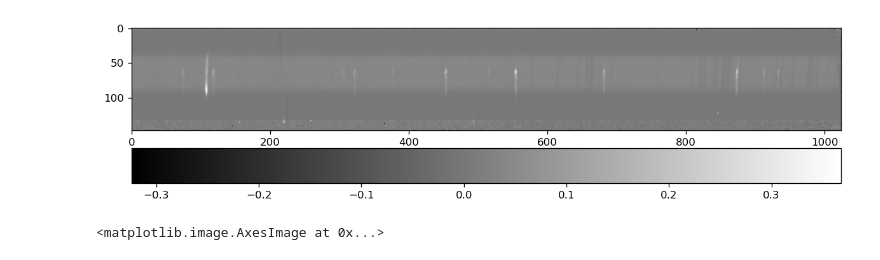
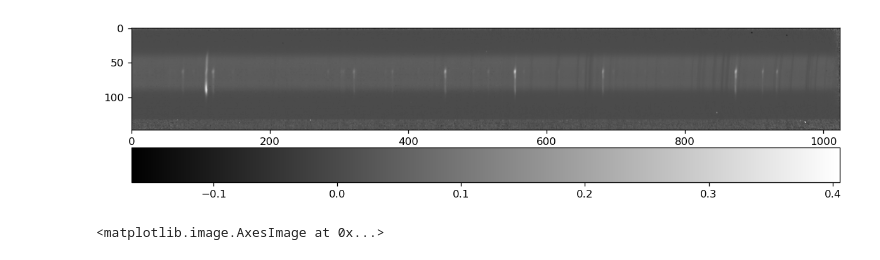
Before and after one commit to ruoyanwangdr/Dynamics-of-Jovian-Infrared-Auroral-Ionosphere-and-Thermosphere, a Jupyter notebook: h3p.ipynb, the cells around one changed output. Cells and saved outputs as stored; diff of their text form; code cells hidden in the pictures.

Commit message:
Scale sky frames for subtraction

```diff
--- a/h3p.ipynb
+++ b/h3p.ipynb
@@ -78,9 +78,21 @@ sky79 = nirspec7_data_array[79-22] # jun02s0079_order36.fits
 sky91 = nirspec7_data_array[91-22] # jun02s0091_order36.fits
 sky103 = nirspec7_data_array[103-22] # jun02s0103_order36.fits
 
+# scale the sky frame using the equation on page 9 of Stallard_et_al_2019
+def time_convert(hour, minute, second):
+    seconds = hour * 3600 + minute * 60 + second
+    return seconds
+
+t1 = time_convert(6, 23, 44.84) # observing time of sky frame 1
+t2 = time_convert(6, 43, 47.75) # observing time of sky frame 2
+td = time_convert(6, 25, 26.29) # observing time of object
+
+sky1 = sky60
+sky2 = sky72
+sky_total = sky1 * ((t2 - td) / (t2 - t1)) + sky2 * ((td - t1) / (t2 - t1))
 
 # remove sky background: (object - sky_frame)/(average_flat_field - average_flat_lamp_off)
-sky_subtracted = (nirspec7_data_array[61-22] - sky59) / (average_flat_field - average_flat_lamp_off)
+sky_subtracted = (nirspec7_data_array[61-22] - sky_total) / (average_flat_field - average_flat_lamp_off)
 pixel = np.linspace(0, np.size(sky_subtracted, 1), np.size(sky_subtracted, 1))
 
 # show reduced fits
@@ -88,34 +100,34 @@ plt.figure(figsize=(12,6), dpi=120)
 plt.imshow(sky_subtracted, cmap='gist_gray')
 #plt.gca().invert_yaxis()
 #plt.xlim(90,120)
 #plt.ylim(60,50)
 plt.colorbar(orientation='horizontal', pad=0.05)
 
 # load waverange
 waverange = fits.open(filepath + 'order36/' + 'waverange.fits', ignore_missing_end=True)[0].data
 
 # define normalization function
 def normalize(data):
     return (data - np.min(data)) / (np.max(data) - np.min(data))
 
 # define guassian function, credit to pen and pants IDL's Gaussfit in Python
 def gaussian_fit(x, a0, a1, a2, a3, a4, a5):
     """
     x = data array
     a0 = height of guassian
     a1 = pixel position of Gaussian peak
     a2 = width of Gaussian
     a3 = constant term
     a4 = linear term
     a5 = quadratic term
 
     note: fwhm = a2 * np.sqrt(2 * np.log(2)) * 2
     """
     z = (x - a1) / a2
     y = a0 * np.exp(-z**2 / a2) + a3 + a4 * x + a5 * x**2
     return y
 # %% [output]
-[figure, old version]
+[figure, new version]
 # %%
 plt.figure(figsize=(12,6), dpi=120)
 plt.imshow((nirspec7_data_array[97-22]-nirspec7_data_array[103-22]), cmap='gist_gray')
```
Also changed, not shown: parts of 3 cells of this notebook.
